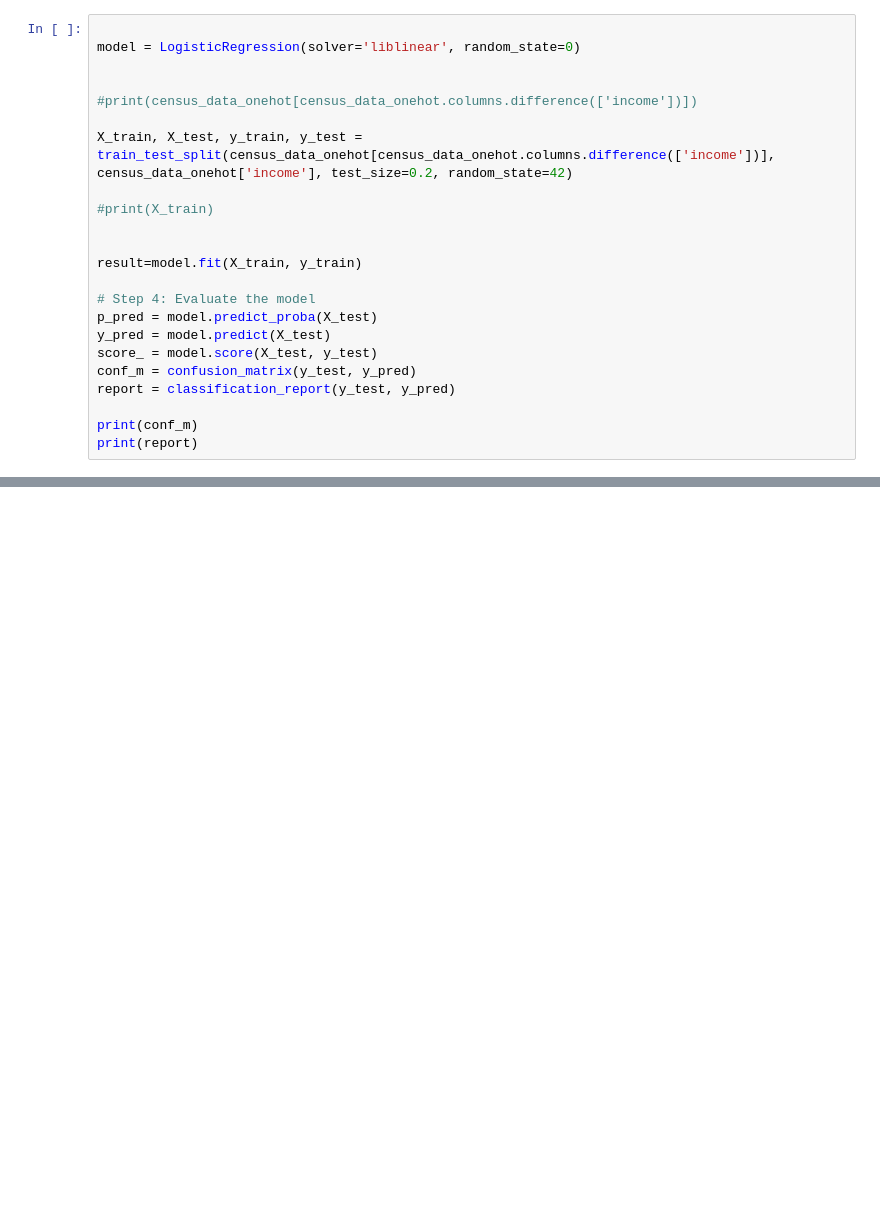
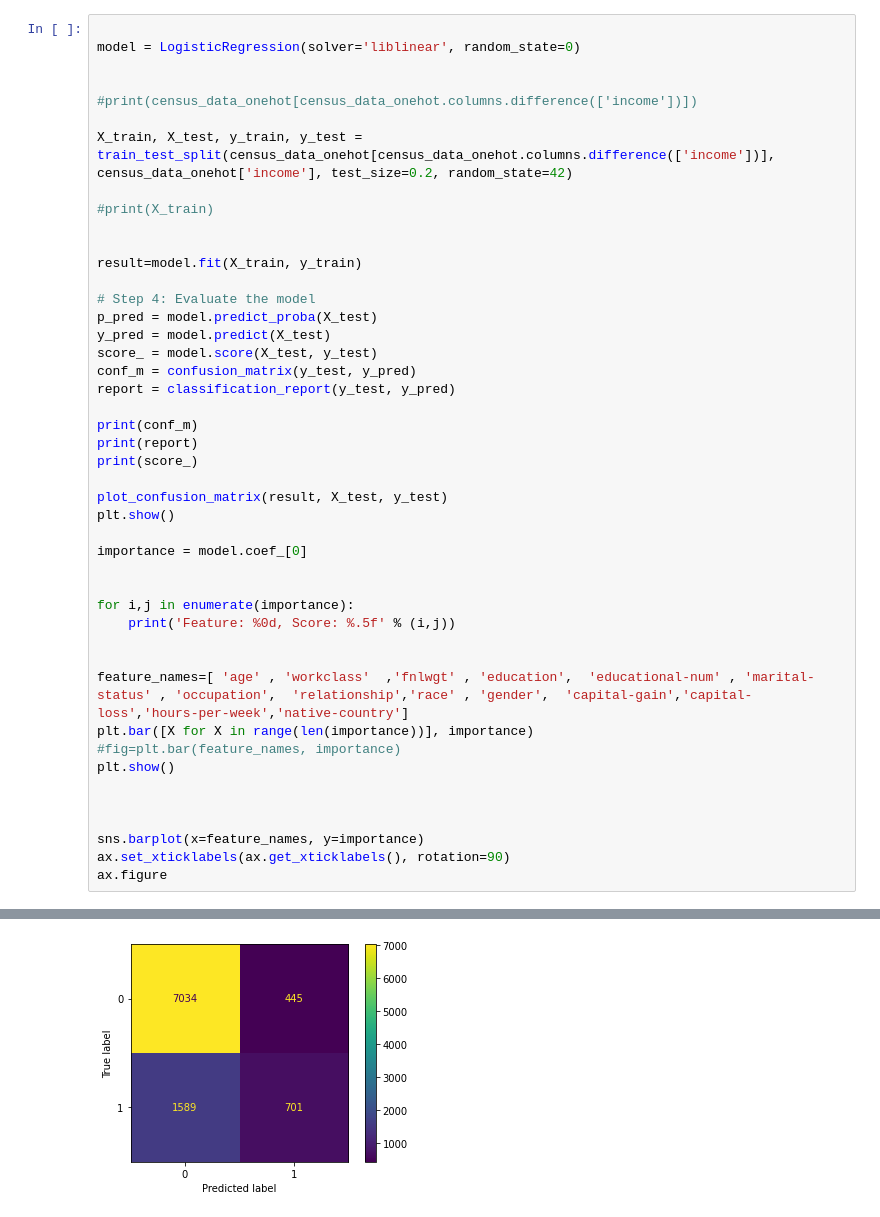
Before and after one commit to randyll/cap5610, a Jupyter notebook: Project/Census_data_classification.ipynb, the cells around one changed output, grey strips where cells are left out. Drawn from its saved outputs; the diff is of its cells as text; blank space fills up the shorter version.

```diff
--- a/Project/Census_data_classification.ipynb
+++ b/Project/Census_data_classification.ipynb
@@ -85,4 +123,26 @@ report = classification_report(y_test, y_pred)
 
 print(conf_m)
 print(report)
+print(score_)
+
+plot_confusion_matrix(result, X_test, y_test)
+plt.show()
+
+importance = model.coef_[0]
+
+
+for i,j in enumerate(importance):
+	print('Feature: %0d, Score: %.5f' % (i,j))
+
+
+feature_names=[ 'age' , 'workclass'  ,'fnlwgt' , 'education',  'educational-num' , 'marital-status' , 'occupation',  'relationship','race' , 'gender',  'capital-gain','capital-loss','hours-per-week','native-country']
+plt.bar([X for X in range(len(importance))], importance)
+#fig=plt.bar(feature_names, importance)
+plt.show()
+
+
+
+sns.barplot(x=feature_names, y=importance)
+ax.set_xticklabels(ax.get_xticklabels(), rotation=90)
+ax.figure
 # %% [output]
@@ -98,0 +161 @@ weighted avg       0.77      0.79      0.76      9769
+[figure, added]
```
Also changed, not shown: parts of 16 cells of this notebook, 12 other files.
